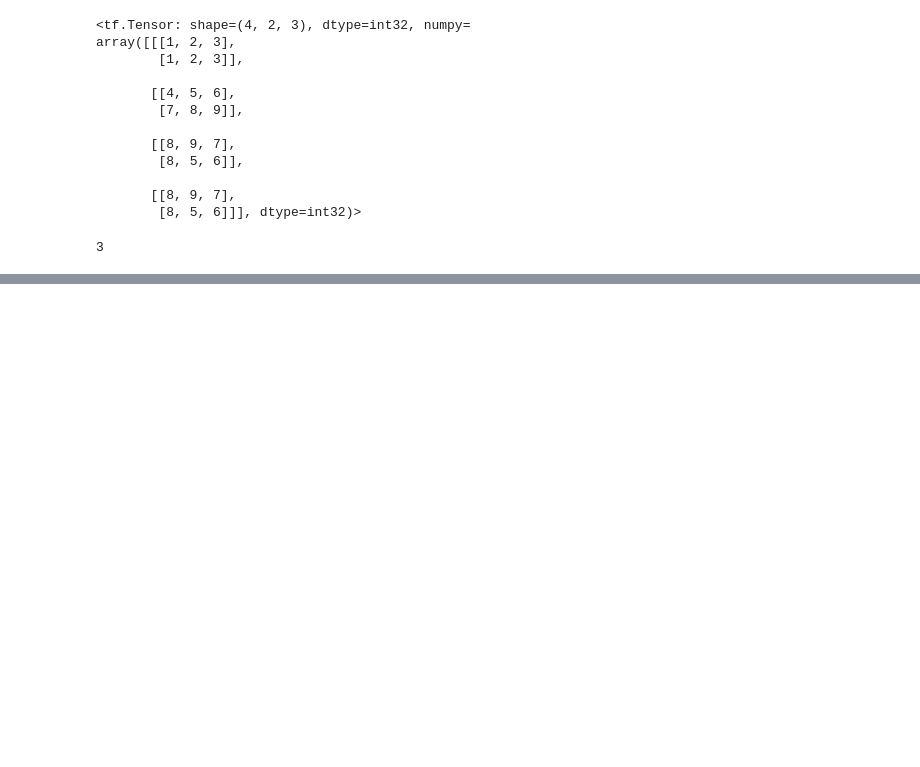
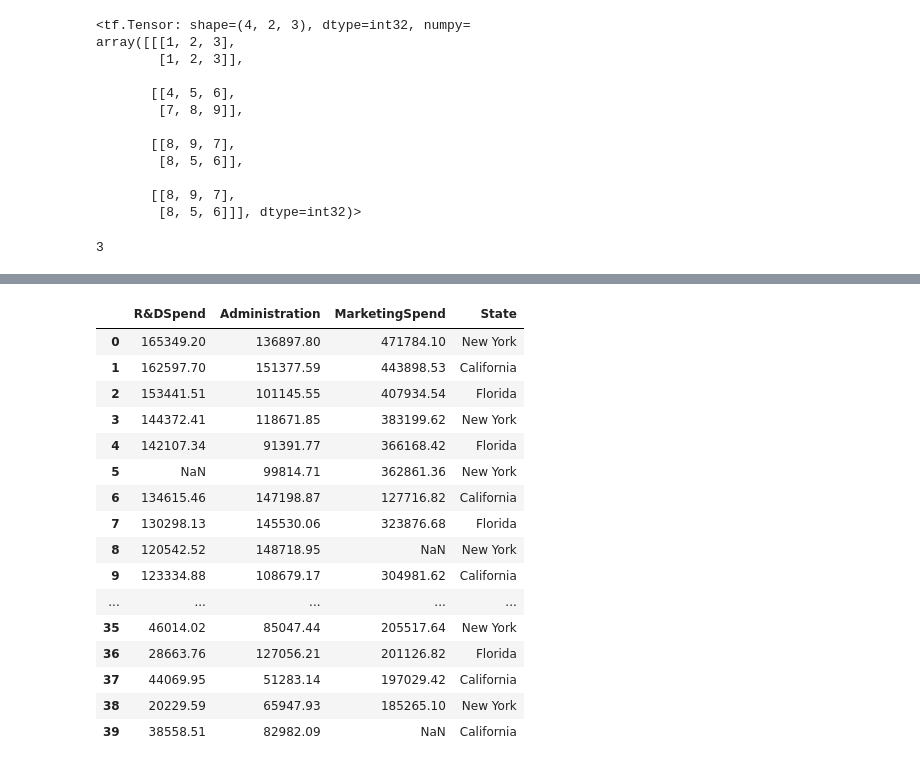
Before and after one commit to darshbaxi/Tensorflow-Practice, a Jupyter notebook: Fundamental_tensorflow.ipynb, the cells around one changed output, grey strips where cells are left out. Saved outputs shown, nothing was run; the diff lists cells and outputs as text; code cells hidden in the pictures; blank space fills up the shorter version.

```diff
--- a/Fundamental_tensorflow.ipynb
+++ b/Fundamental_tensorflow.ipynb
@@ -25,0 +93,26 @@ matrix.ndim
+# %%
+import math
+x_train=math.floor(x.shape[0]*0.80)
+# %%
+
+x_tarin=x.iloc[:x_train,:]
+# %%
+x_tarin
+# %% [output]
+|  | R&DSpend | Administration | MarketingSpend | State |
+| 0 | 165349.20 | 136897.80 | 471784.10 | New York |
+| 1 | 162597.70 | 151377.59 | 443898.53 | California |
+| 2 | 153441.51 | 101145.55 | 407934.54 | Florida |
+| 3 | 144372.41 | 118671.85 | 383199.62 | New York |
+| 4 | 142107.34 | 91391.77 | 366168.42 | Florida |
+| 5 | NaN | 99814.71 | 362861.36 | New York |
+| 6 | 134615.46 | 147198.87 | 127716.82 | California |
+| 7 | 130298.13 | 145530.06 | 323876.68 | Florida |
+| 8 | 120542.52 | 148718.95 | NaN | New York |
+| 9 | 123334.88 | 108679.17 | 304981.62 | California |
+| ... | ... | ... | ... | ... |
+| 35 | 46014.02 | 85047.44 | 205517.64 | New York |
+| 36 | 28663.76 | 127056.21 | 201126.82 | Florida |
+| 37 | 44069.95 | 51283.14 | 197029.42 | California |
+| 38 | 20229.59 | 65947.93 | 185265.10 | New York |
+| 39 | 38558.51 | 82982.09 | NaN | California |
```
Also changed, not shown: parts of 9 cells of this notebook.
